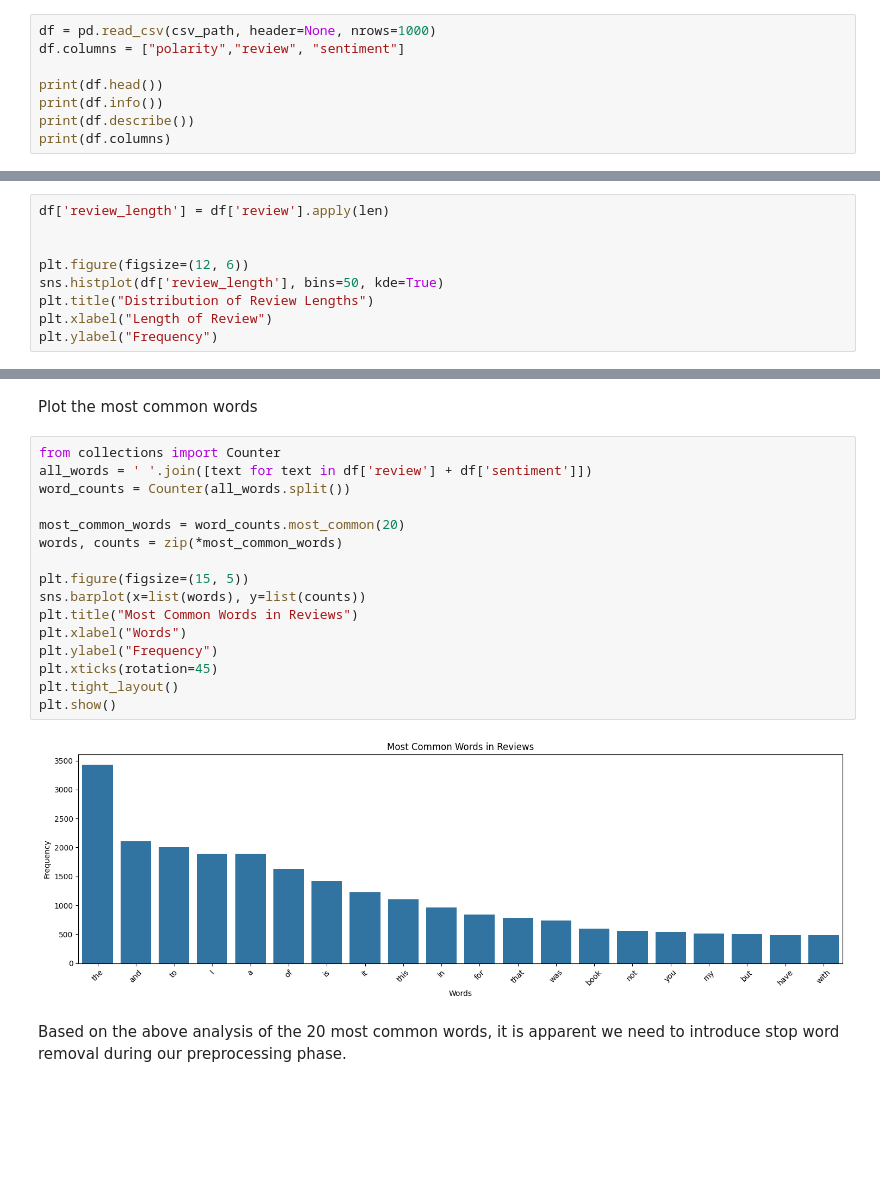
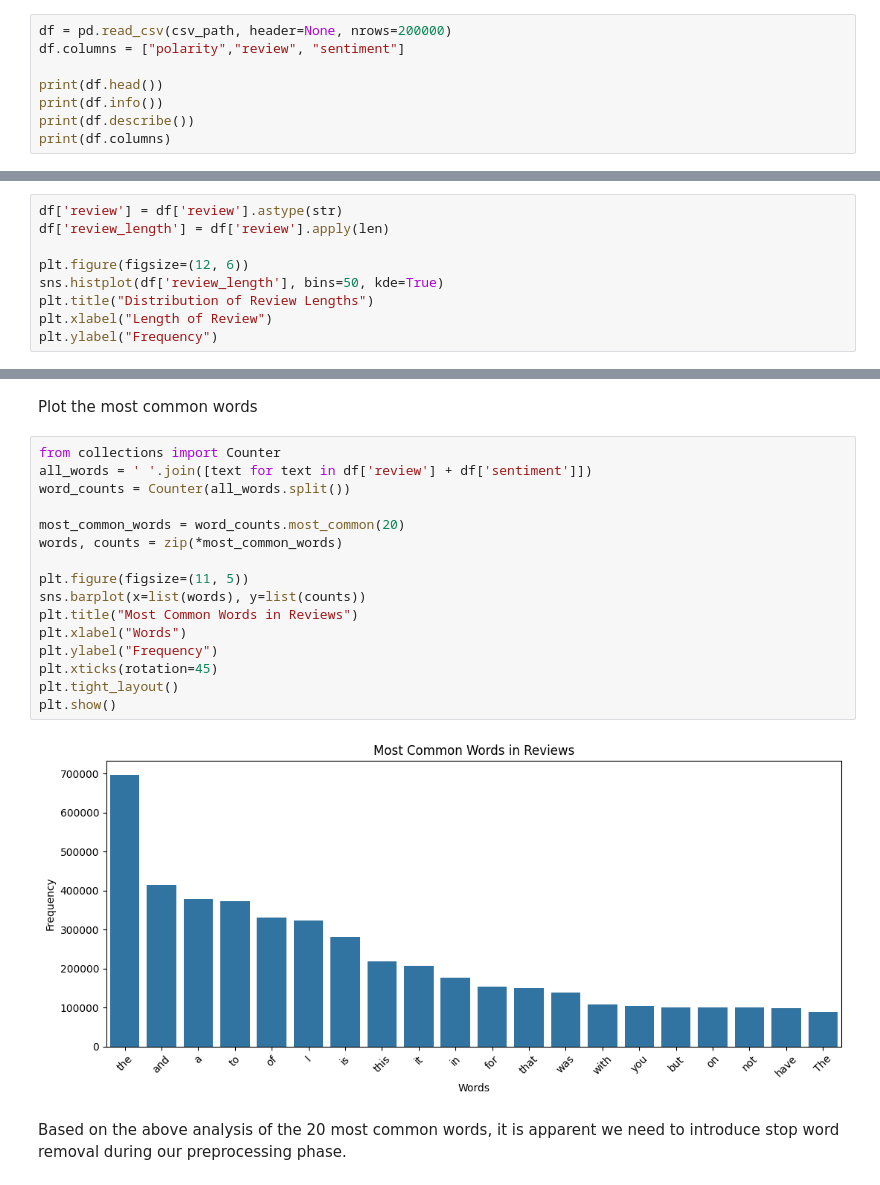
Before and after one commit to h671444/SentimentAnalysisProject, a Jupyter notebook: notebooks/cnn_nbs/01_data_exploration.ipynb, the cells around one changed output, grey strips where cells are left out. Drawn from its saved outputs; the diff is of its cells as text; blank space fills up the shorter version.

```diff
--- a/notebooks/cnn_nbs/01_data_exploration.ipynb
+++ b/notebooks/cnn_nbs/01_data_exploration.ipynb
@@ -32,7 +32,7 @@ CSV file already exists.
 # %% [markdown]
 # Load data sample
 # %%
-df = pd.read_csv(csv_path, header=None, nrows=1000)
+df = pd.read_csv(csv_path, header=None, nrows=200000)
 df.columns = ["polarity","review", "sentiment"]
 
 print(df.head())
@@ -71,8 +71,8 @@ plt.show()
 # %% [markdown]
 Analyze text lengths
 # %%
+df['review'] = df['review'].astype(str)
 df['review_length'] = df['review'].apply(len)
-
 
 plt.figure(figsize=(12, 6))
 sns.histplot(df['review_length'], bins=50, kde=True)
@@ -87,20 +87,20 @@ Plot the most common words
 # %%
 from collections import Counter
 all_words = ' '.join([text for text in df['review'] + df['sentiment']])
 word_counts = Counter(all_words.split())
 
 most_common_words = word_counts.most_common(20)
 words, counts = zip(*most_common_words)
 
-plt.figure(figsize=(15, 5))
+plt.figure(figsize=(11, 5))
 sns.barplot(x=list(words), y=list(counts))
 plt.title("Most Common Words in Reviews")
 plt.xlabel("Words")
 plt.ylabel("Frequency")
 plt.xticks(rotation=45)
 plt.tight_layout()
 plt.show()
 # %% [output]
-[figure, old version]
+[figure, new version]
 # %% [markdown]
 Based on the above analysis of the 20 most common words, it is apparent we need to introduce stop word removal during our preprocessing phase.
```
Also changed, not shown: parts of 3 cells of this notebook, 4 other files.
